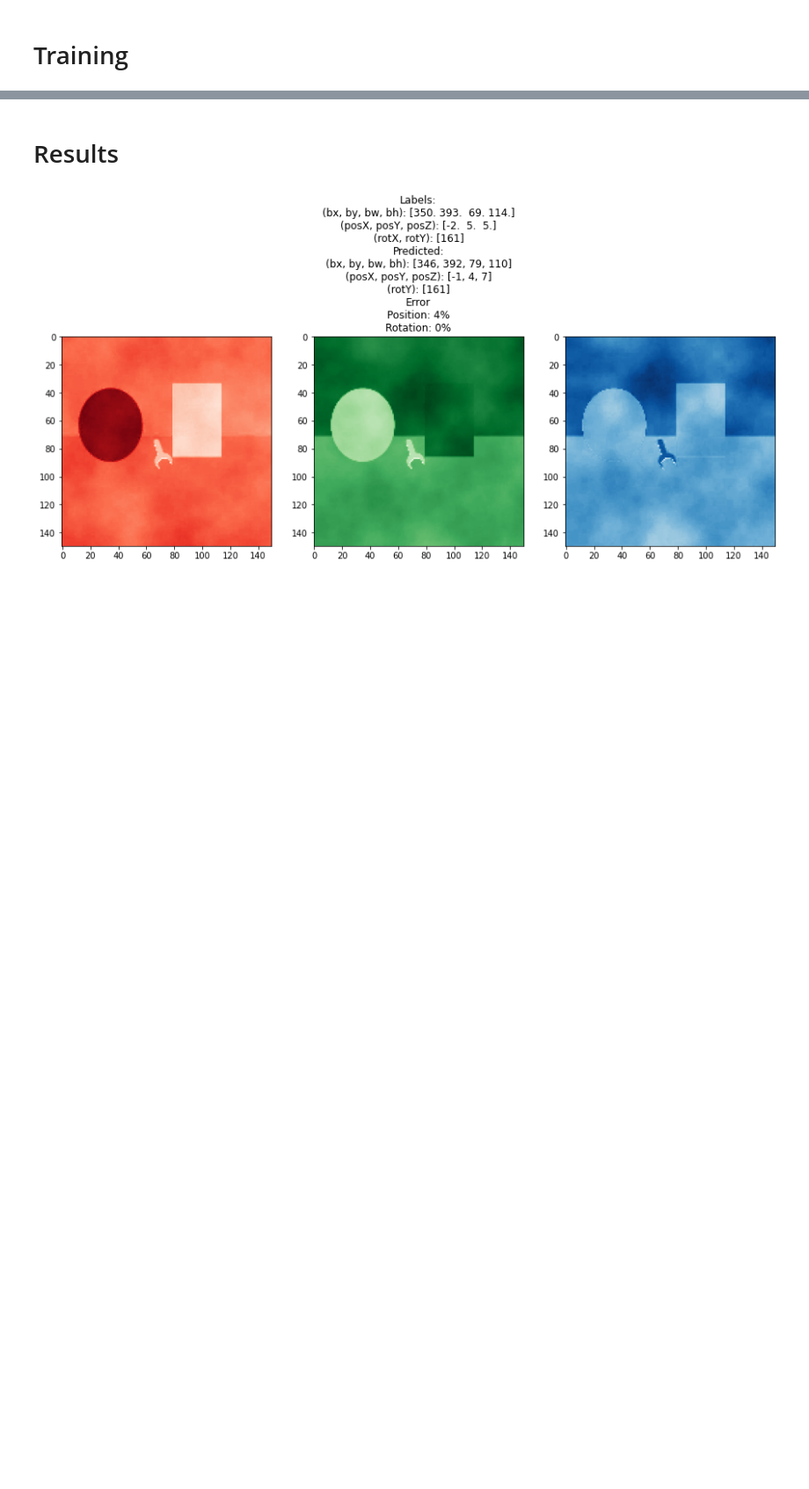
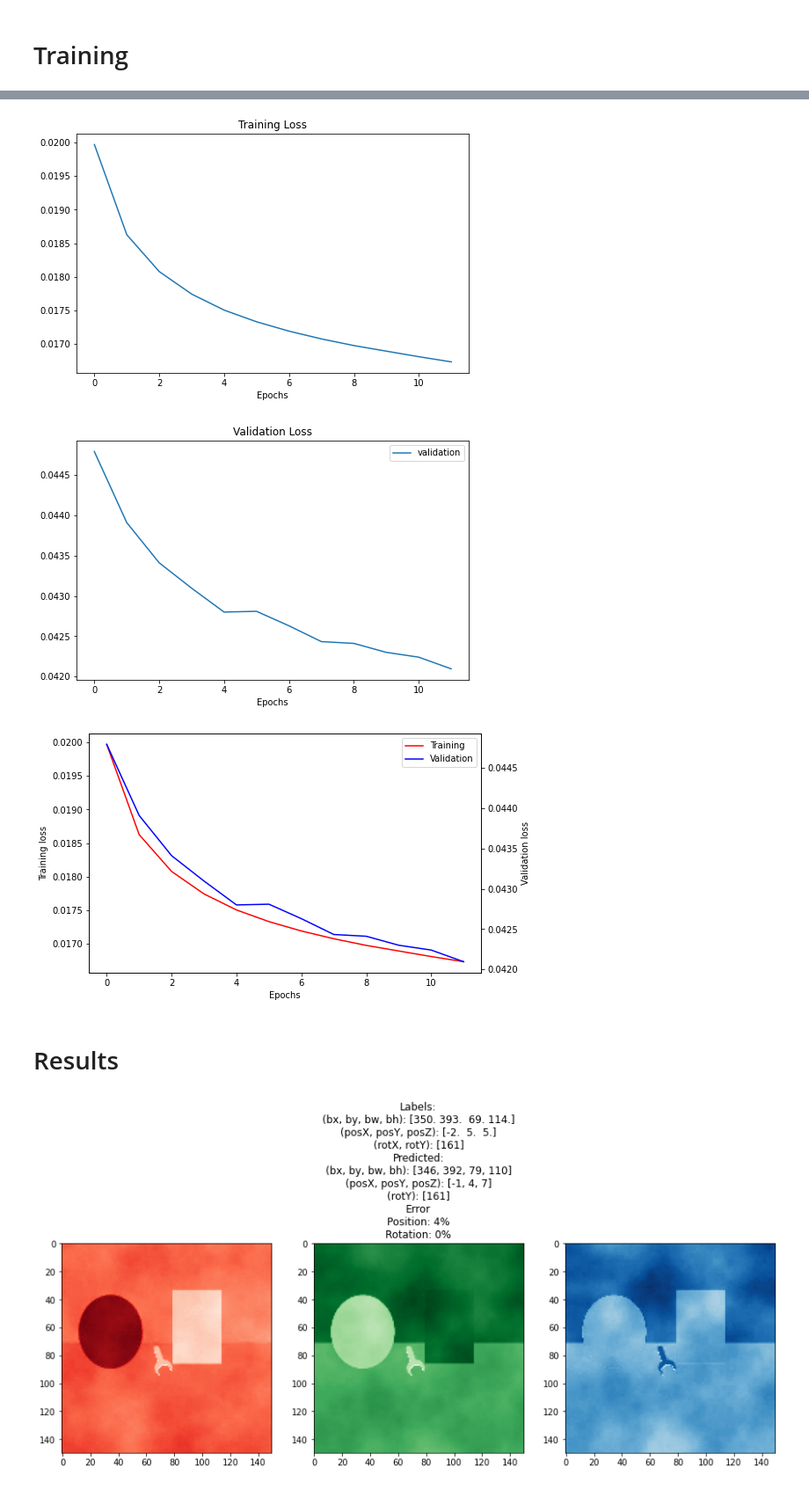
Before and after one commit to mateuszbugaj/Position_and_rotation_CNN, a Jupyter notebook: position_rotation_rgb.ipynb, the cells around one changed output, grey strips where cells are left out. Shown at 88% size. Cells and saved outputs as stored; diff of their text form; code cells hidden in the pictures; blank space fills up the shorter version.

```diff
--- a/position_rotation_rgb.ipynb
+++ b/position_rotation_rgb.ipynb
@@ -559,3 +797,50 @@ val_rotationOutput_acc_5
+# %%
+plt.figure(figsize=(8,5))
+# plt.plot(histories[2].history["val_loss"], label = "validation")
+plt.plot(histories[2].history["loss"], label = "training")
+plt.xlabel("Epochs")
+# plt.ylabel("Validation loss")
+plt.title("Training Loss")
+# plt.legend(loc="upper right")
+# plt.yscale('log')
+
+plt.show()
+
+plt.figure(figsize=(8,5))
+plt.plot(histories[2].history["val_loss"], label = "validation")
+# plt.plot(histories[2].history["loss"], label = "training")
+plt.xlabel("Epochs")
+# plt.ylabel("Validation loss")
+plt.title("Validation Loss")
+plt.legend(loc="upper right")
+# plt.yscale('log')
+
+plt.show()
+
+
+fig = plt.figure(figsize=(8,5))
+ax = fig.add_subplot(111)
+
+lns1 = ax.plot(histories[2].history["loss"], label = 'Training', color="red")
+ax2 = ax.twinx()
+lns3 = ax2.plot(histories[2].history["val_loss"], label = 'Validation', color="blue")
+
+# added these three lines
+lns = lns1+lns3
+labs = [l.get_label() for l in lns]
+ax.legend(lns, labs, loc=0)
+
+# ax.grid()
+ax.set_xlabel("Epochs")
+ax.set_ylabel("Training loss")
+ax2.set_ylabel("Validation loss")
+# ax2.set_ylim(0, 35)
+# ax.set_ylim(-20,100)
+plt.show()
+# %% [output]
+[figure, added]
+[figure, added]
+[figure, added]
 # %% [markdown]
 # Results
 # %%
```
Also changed, not shown: parts of 11 cells of this notebook, 5 other files.
